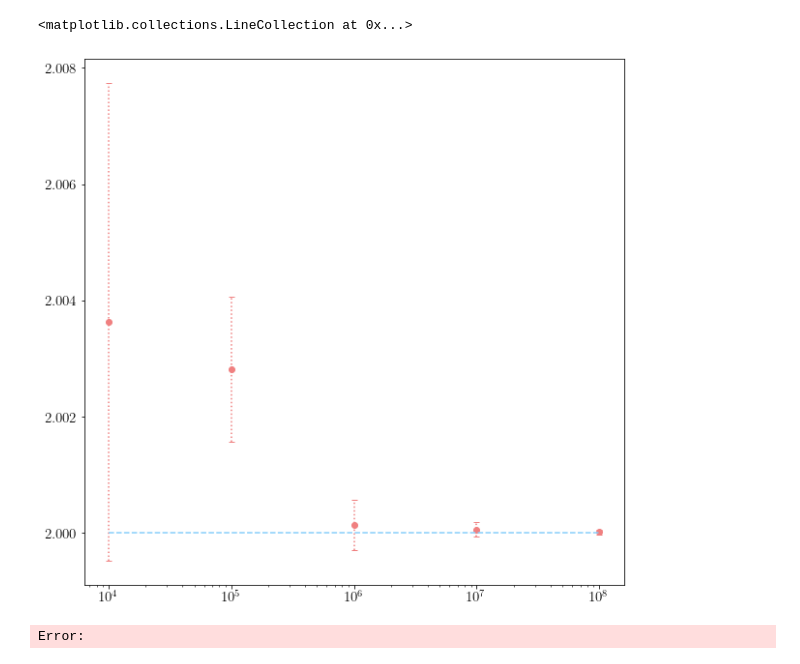
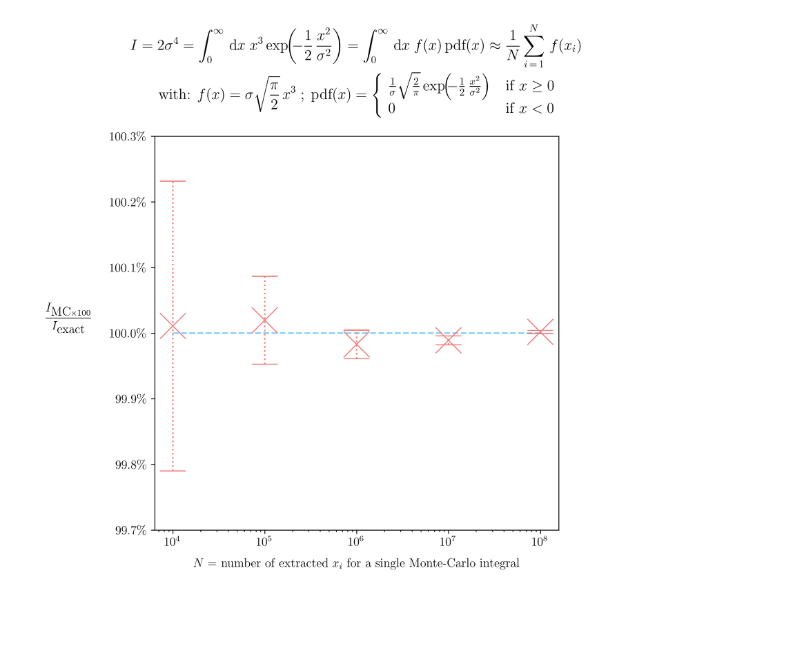
Before and after one commit to Andrea-Pierini/astrostatistics_bicocca_2022-1, a Jupyter notebook: working/L03.ipynb, the cells around one changed output. Saved outputs shown, nothing was run; the diff lists cells and outputs as text; code cells hidden in the pictures; blank space fills up the shorter version.

Commit message:
working on L03 Exercises: fixed minor stuff Exercise(1) + started & finished Exercise(2) + images

```diff
--- a/working/L03.ipynb
+++ b/working/L03.ipynb
@@ -12,7 +12,6 @@ import matplotlib.patches       as     patches
 import matplotlib.ticker		as     tck
 import matplotlib.colors		as     colors
 from   matplotlib				import rc
-from   matplotlib.ticker		import FormatStrFormatter, MultipleLocator, FuncFormatter
 from   matplotlib.gridspec		import GridSpec
 from   scipy.stats              import norm
 
@@ -20,7 +19,8 @@ plt.rcParams.update({
     "text.usetex": True,
     "font.family": "serif",
     "font.serif" : ["Times New Roman"],
-	"font.size"  : 15
+	"font.size"  : 12,
+    "figure.dpi" : 300
     })
 plt.rc('text.latex', preamble=r'\usepackage{amssymb}')
 # %%
@@ -138,20 +168,66 @@ N = 1e+08 Monte Carlo integral = 2.0000160489 +- 0.0000418560
 # %%
-fig , ax = plt.subplots(figsize=(10,10))
+# let us plot the Monte Carlo estimates for the integral
+
+fig , ax = plt.subplots(1,1, figsize=(7,7))
 
 ax.set_xscale('log')
 # ax.set_yscale('log')
 
-Nx = np.array(N)
-Ix = np.array(I)
-Sx = np.array(S)
+latex_1 = (
+      r"$$"
+    + r" I = 2 \sigma^4 "
+    + r" = \int_0^\infty \,\textup{d}x \; x^3 \exp\!\! \left( \!\! -\frac{1}{2} \, \frac{x^2}{\sigma^2} \right)"
+    + r" = \int_0^\infty \,\textup{d}x \; f(x) \, \textup{pdf}(x) "
+    + r" \approx \frac{1}{N} \sum_{i\,=\,1}^N \, f(x_i)"
+    + r"$$"
+    + "\n"
+    + r"$$"
+    + r"\textup{with: }"
+    + r" f(x) = \sigma \sqrt{ \frac{\pi}{2} } \, x^3 "
+    + r" \; ; \; "
+    + r" \textup{pdf}(x) = "
+    + r" \left\{ \begin{array}{ll} "
+    + r" \frac{1}{\sigma} \sqrt{ \frac{2}{\pi} } \exp\!\!\left( \!\! -\frac{1}{2} \, \frac{x^2}{\sigma^2} \right) "
+    + r" & \textup{ if } x \geq 0 "
+    + r" \\ 0 "
+    + r" & \textup{ if } x < 0 "
+    + r" \end{array} \right."
+    + r"$$"
+    +"\n"
+)
 
+I_tru = 2 * sigma**4
 
-ax.plot(N,I, ls='', marker='o', color='lightcoral')
-ax.plot(Nx,Ix+Sx, ls='', marker='_', color='lightcoral')
-ax.plot(Nx,Ix-Sx, ls='', marker='_', color='lightcoral')
-ax.vlines(Nx, ymin=Ix-Sx, ymax=Ix+Sx, ls=':', color='lightcoral')
-ax.hlines(2, xmin=1e4, xmax=1e8, ls='--', color='lightskyblue')
+i_avg = I_avg / I_tru
+i_std = I_std / I_tru
+
+i_q84 = ( I_q50 + (I_q84-I_q50)/np.sqrt(N_MC) ) / I_tru
+i_q16 = ( I_q50 + (I_q16-I_q50)/np.sqrt(N_MC) ) / I_tru
+
+ax.set_title(latex_1)
+
+ax.hlines(1, xmin=1e4, xmax=1e8, ls='--', color='lightskyblue')
+
+ax.plot(N,i_avg, ls='', marker='x', ms=25, color='lightcoral')
+ax.plot(N,i_avg+i_std, ls='', marker='_', ms=25, color='lightcoral')
+ax.plot(N,i_avg-i_std, ls='', marker='_', ms=25, color='lightcoral')
+ax.vlines(N, ymin=i_avg-i_std, ymax=i_avg+i_std, ls=':', color='lightcoral')
+
+'''
+NN = np.array(N) * 1.05
+ax.plot(NN,I_q50, ls='', marker='x', color='lightskyblue')
+ax.plot(NN,i_q84, ls='', marker='_', color='lightskyblue')
+ax.plot(NN,i_q16, ls='', marker='_', color='lightskyblue')
+ax.vlines(NN, ymin=i_q16, ymax=i_q84, ls=':', color='lightskyblue')
+'''
+
+ax.set_ylim(0.997,1.003)
+ax.yaxis.set_major_locator(tck.MultipleLocator(0.001))
+ax.yaxis.set_major_formatter(tck.PercentFormatter(xmax=1.0, decimals=1))
+
+ax.set_xlabel('$N=$ number of extracted $x_i$ for a single Monte-Carlo integral', labelpad=10)
+ax.set_ylabel(r'$$ \frac{ I_{\textup{MC} \times 100} }{ I_{\textup{exact}} } $$', rotation='horizontal', labelpad=40)
+
+fig.savefig('./L03_images/L03_Monte-Carlo.pdf', bbox_inches='tight')
 # %% [output]
-<matplotlib.collections.LineCollection at 0x...>
-[figure, old version]
+[figure, new version]
-Error:
```
Also changed, not shown: parts of 10 cells of this notebook, 4 other files.
